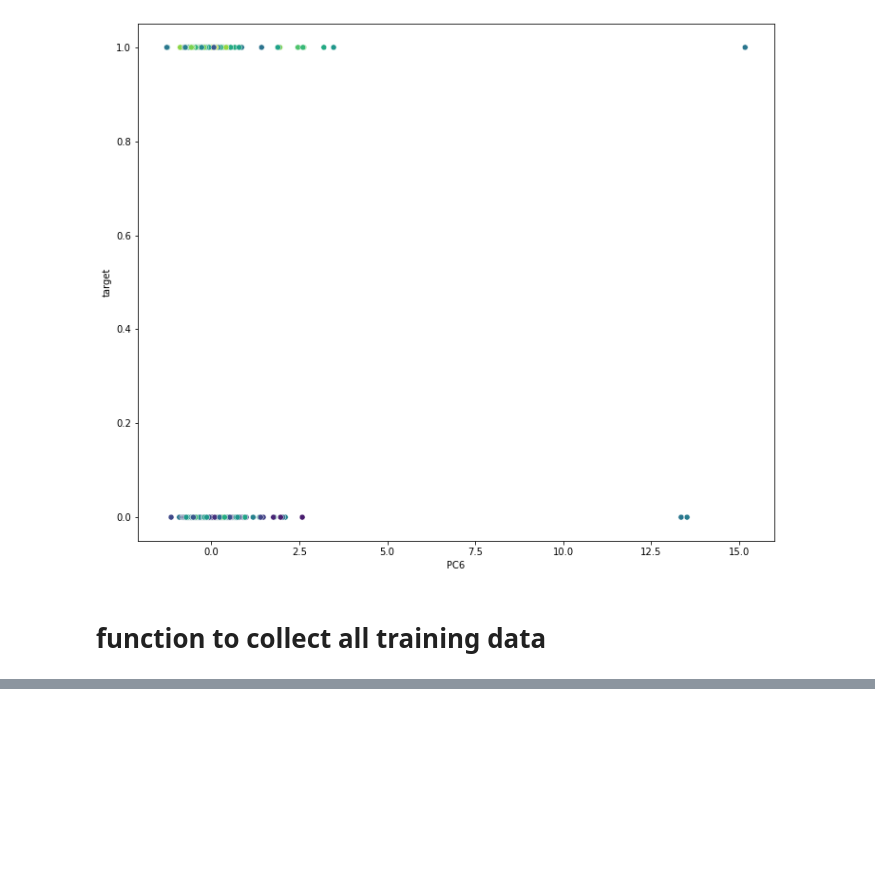
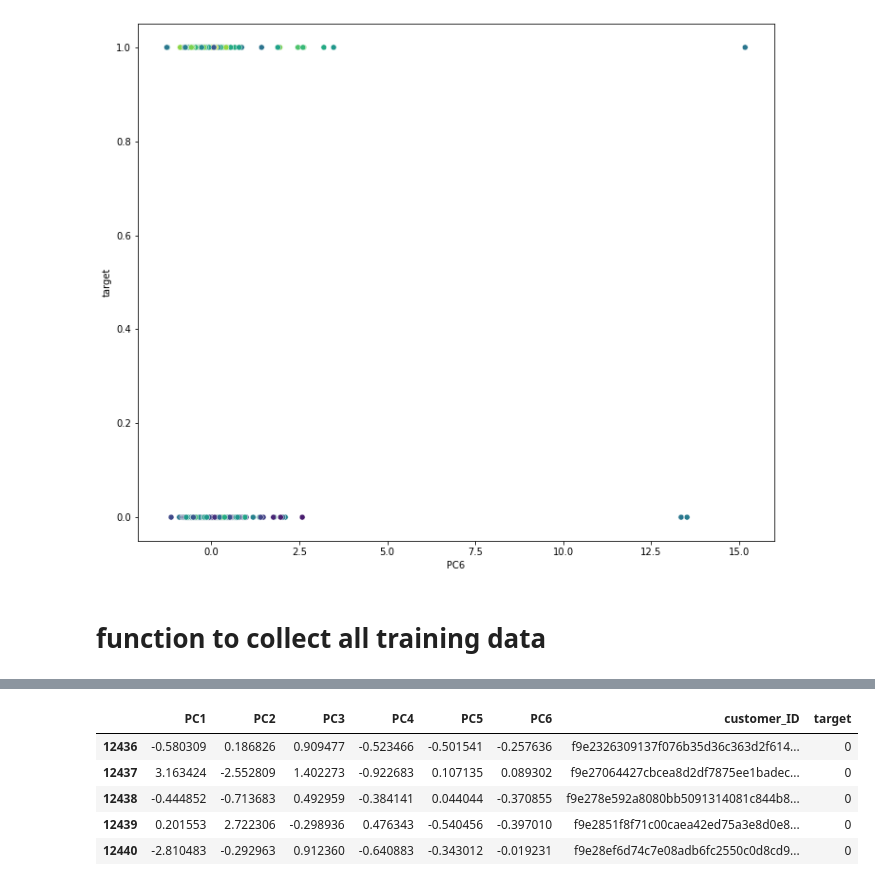
Before and after one commit to inherentspice/American-Express-Default-Prediction, a Jupyter notebook: Data Exploration.ipynb, the cells around one changed output, grey strips where cells are left out. Drawn from its saved outputs; the diff is of its cells as text; code cells hidden in the pictures; blank space fills up the shorter version.

```diff
--- a/Data Exploration.ipynb
+++ b/Data Exploration.ipynb
@@ -359,0 +378,9 @@ test_df.reset_index().drop(columns='index', inplace=True)
+# %%
+combined_df.tail()
+# %% [output]
+|  | PC1 | PC2 | PC3 | PC4 | PC5 | PC6 | customer_ID | target |
+| 12436 | -0.580309 | 0.186826 | 0.909477 | -0.523466 | -0.501541 | -0.257636 | f9e2326309137f076b35d36c363d2f614... | 0 |
+| 12437 | 3.163424 | -2.552809 | 1.402273 | -0.922683 | 0.107135 | 0.089302 | f9e27064427cbcea8d2df7875ee1badec... | 0 |
+| 12438 | -0.444852 | -0.713683 | 0.492959 | -0.384141 | 0.044044 | -0.370855 | f9e278e592a8080bb5091314081c844b8... | 0 |
+| 12439 | 0.201553 | 2.722306 | -0.298936 | 0.476343 | -0.540456 | -0.397010 | f9e2851f8f71c00caea42ed75a3e8d0e8... | 0 |
+| 12440 | -2.810483 | -0.292963 | 0.912360 | -0.640883 | -0.343012 | -0.019231 | f9e28ef6d74c7e08adb6fc2550c0d8cd9... | 0 |
```
Also changed, not shown: parts of 10 cells of this notebook.
